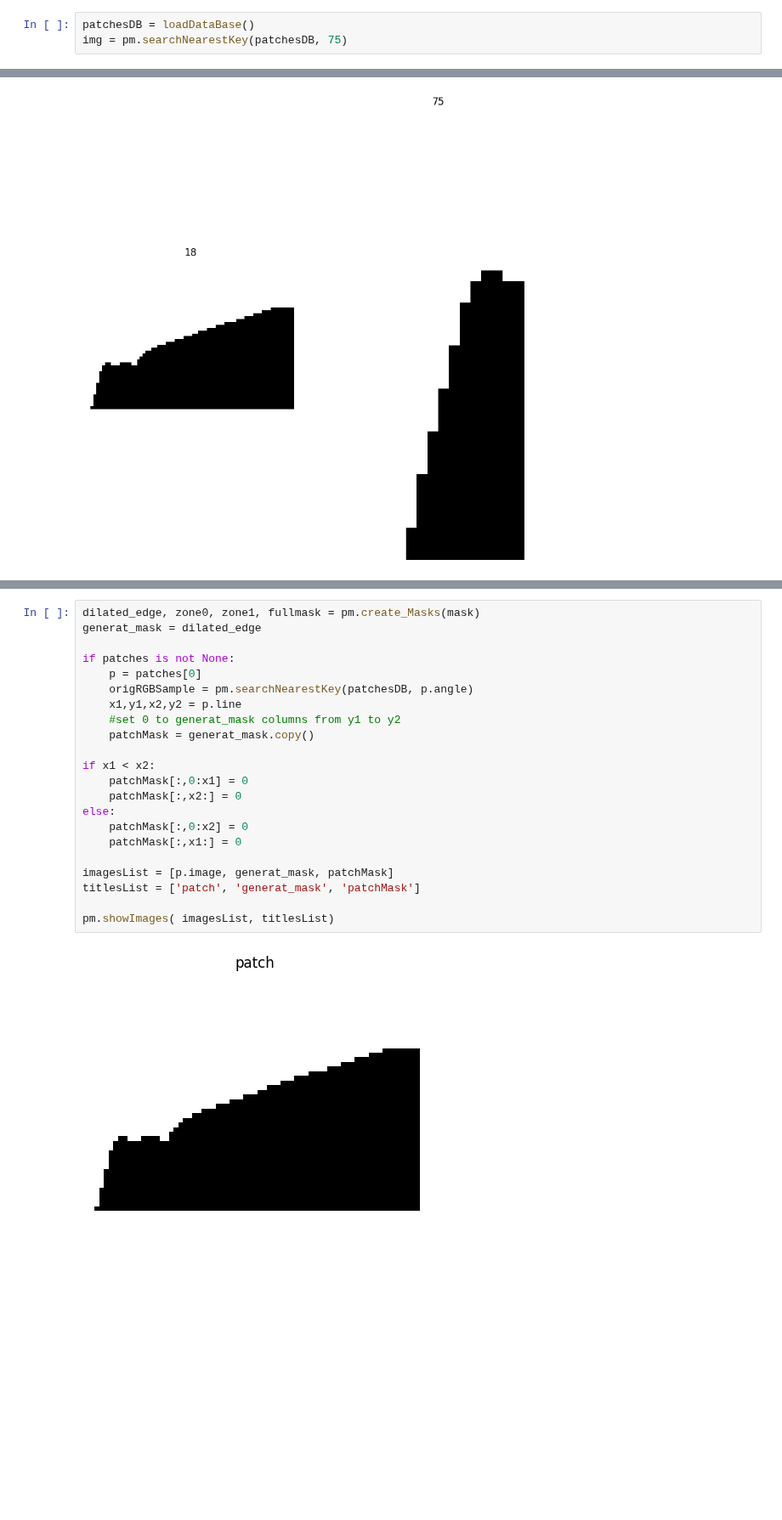
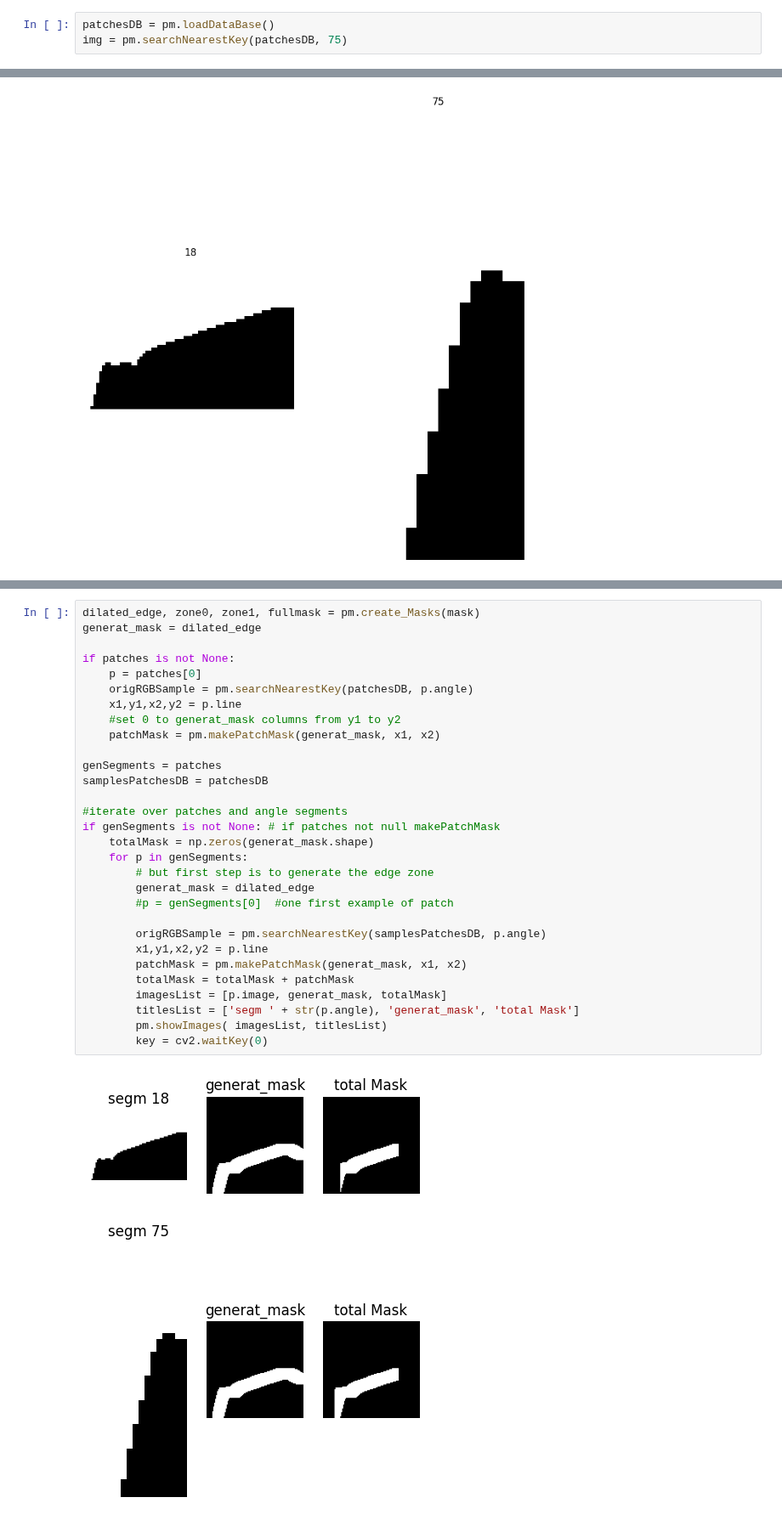
Before and after one commit to lucterres/textureSSD, a Jupyter notebook: suport/testSynthesis.ipynb, the cells around one changed output, grey strips where cells are left out. Shown at 85% size. Cells and saved outputs as stored; diff of their text form; blank space fills up the shorter version.

Commit message:
multiple segments iterate starting

```diff
--- a/suport/testSynthesis.ipynb
+++ b/suport/testSynthesis.ipynb
@@ -26,5 +6,5 @@ def loadDataBase():
 # %%
-patchesDB = loadDataBase()
+patchesDB = pm.loadDataBase()
 img = pm.searchNearestKey(patchesDB, 75)
 # %%
 sample_path="../tgs_salt/0bdd44d530.png"
@@ -42,24 +26,33 @@ pm.dispPatchesClass(patches)
 # %%
 dilated_edge, zone0, zone1, fullmask = pm.create_Masks(mask)
 generat_mask = dilated_edge
 
 if patches is not None:
     p = patches[0]
     origRGBSample = pm.searchNearestKey(patchesDB, p.angle)
     x1,y1,x2,y2 = p.line
     #set 0 to generat_mask columns from y1 to y2
-    patchMask = generat_mask.copy()
+    patchMask = pm.makePatchMask(generat_mask, x1, x2)
 
-if x1 < x2:
-    patchMask[:,0:x1] = 0
-    patchMask[:,x2:] = 0
-else:
-    patchMask[:,0:x2] = 0
-    patchMask[:,x1:] = 0
+genSegments = patches
+samplesPatchesDB = patchesDB
 
-imagesList = [p.image, generat_mask, patchMask]
-titlesList = ['patch', 'generat_mask', 'patchMask']
+#iterate over patches and angle segments
+if genSegments is not None: # if patches not null makePatchMask
+    totalMask = np.zeros(generat_mask.shape)
+    for p in genSegments:
+        # but first step is to generate the edge zone
+        generat_mask = dilated_edge
+        #p = genSegments[0]  #one first example of patch
 
-pm.showImages( imagesList, titlesList)
+        origRGBSample = pm.searchNearestKey(samplesPatchesDB, p.angle)
+        x1,y1,x2,y2 = p.line
+        patchMask = pm.makePatchMask(generat_mask, x1, x2)
+        totalMask = totalMask + patchMask
+        imagesList = [p.image, generat_mask, totalMask]
+        titlesList = ['segm ' + str(p.angle), 'generat_mask', 'total Mask']
+        pm.showImages( imagesList, titlesList)
+        key = cv2.waitKey(0)
 # %% [output]
-[figure, old version]
+[figure, new version]
+[figure, added]
```
Also changed, not shown: parts of 4 cells of this notebook, 2 other files.
